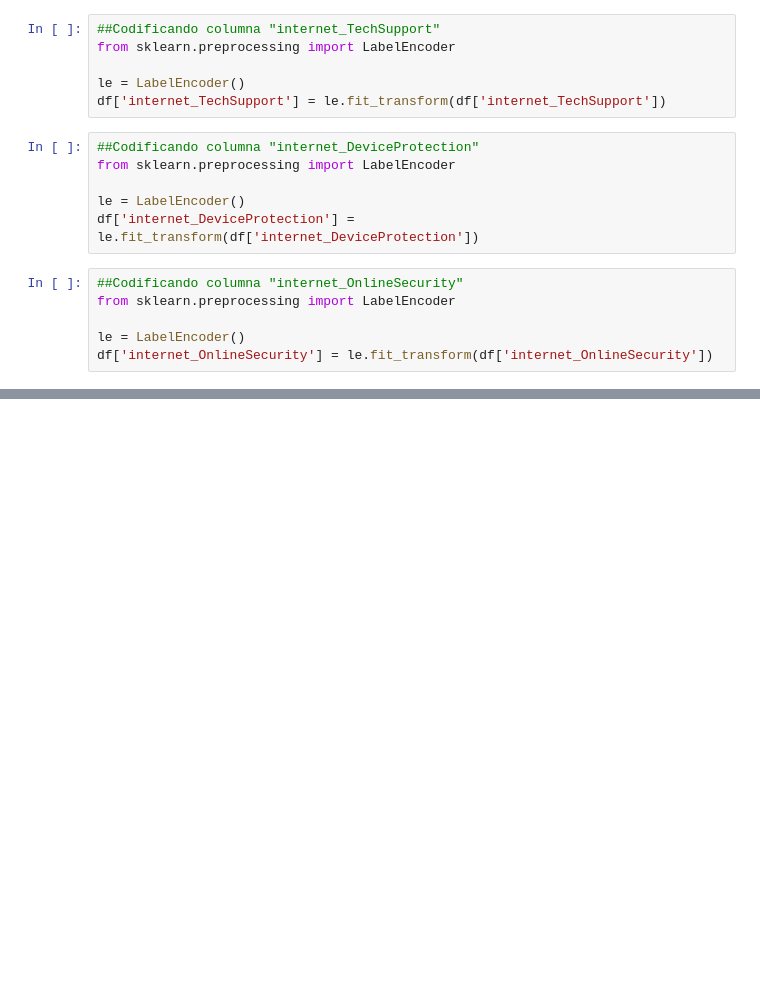
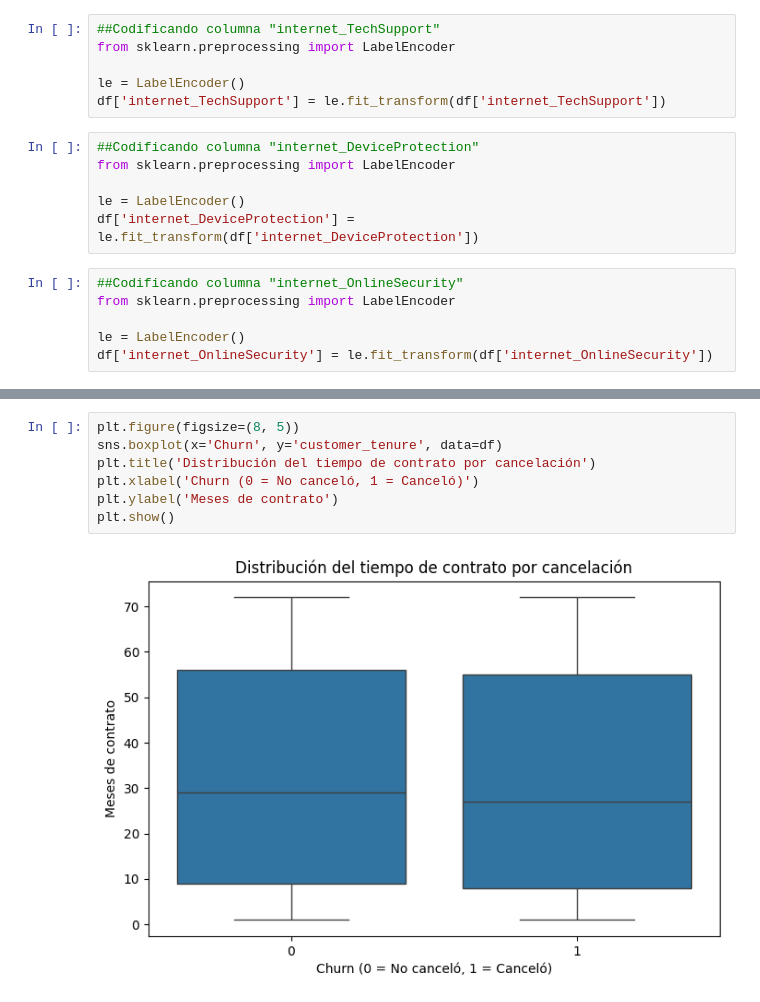
Before and after one commit to adicu7/ChallengeTelecom2, a Jupyter notebook: ChallengePartDosT.ipynb, the cells around one changed output, grey strips where cells are left out. Drawn from its saved outputs; the diff is of its cells as text; blank space fills up the shorter version.

```diff
--- a/ChallengePartDosT.ipynb
+++ b/ChallengePartDosT.ipynb
@@ -363,0 +408,9 @@ Name: proportion, dtype: float64
+# %%
+plt.figure(figsize=(8, 5))
+sns.boxplot(x='Churn', y='customer_tenure', data=df)
+plt.title('Distribución del tiempo de contrato por cancelación')
+plt.xlabel('Churn (0 = No canceló, 1 = Canceló)')
+plt.ylabel('Meses de contrato')
+plt.show()
+# %% [output]
+[figure, added]
```
Also changed, not shown: parts of 42 cells of this notebook.
